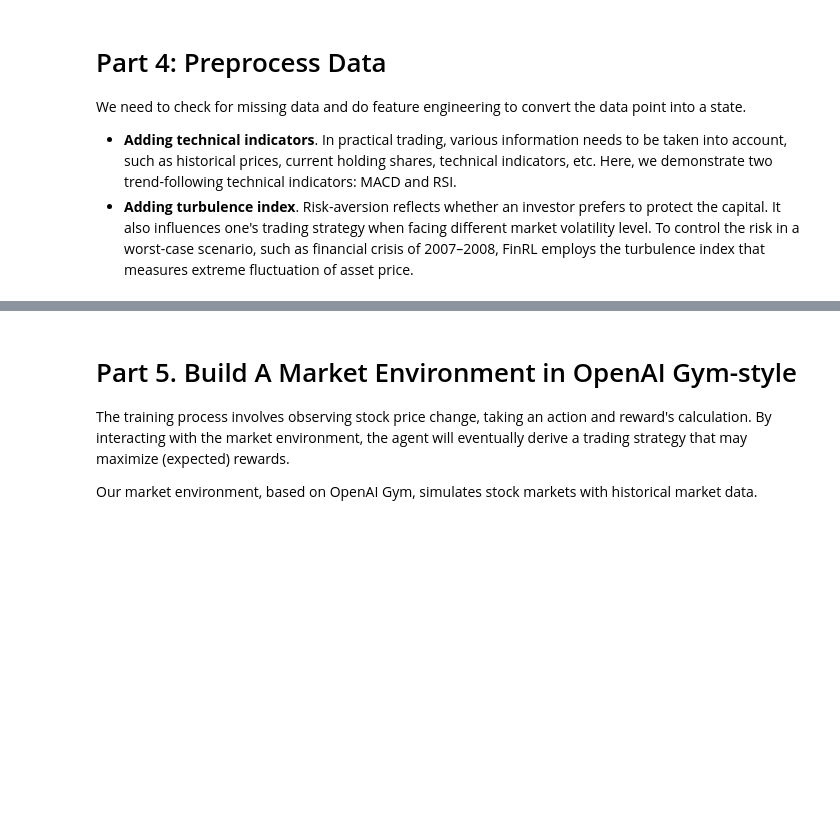
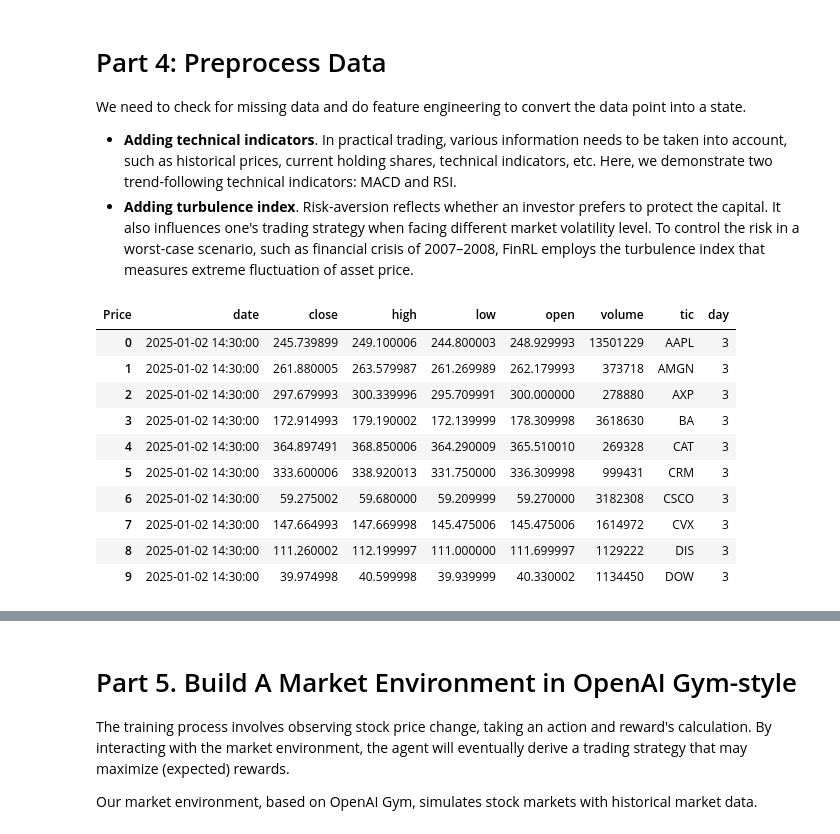
Before and after one commit to Waterkin/trade_platform, a Jupyter notebook: 1-Introduction/Stock_1h_2501_2503.ipynb, the cells around one changed output, grey strips where cells are left out. Cells and saved outputs as stored; diff of their text form; code cells hidden in the pictures; blank space fills up the shorter version.

```diff
--- a/1-Introduction/Stock_1h_2501_2503.ipynb
+++ b/1-Introduction/Stock_1h_2501_2503.ipynb
@@ -408,28 +415,40 @@ We need to check for missing data and do feature engineering to convert the data
 # %%
 fe = FeatureEngineer(
                     use_technical_indicator=False,
                     tech_indicator_list = INDICATORS,
                     use_vix=False,
                     use_turbulence=False,
                     user_defined_feature = False)
 
 processed = fe.preprocess_data(df)
 
 list_ticker = processed["tic"].unique().tolist()
 
 # 确保 processed['date'] 是 datetime 类型
 processed['date'] = pd.to_datetime(processed['date'], format='%Y-%m-%d-%H-%M').dt.tz_localize(None)
 
 # 生成 datetime 类型的日期范围（不转字符串）
-list_date = pd.date_range(processed['date'].min(), processed['date'].max())
+#list_date = pd.date_range(processed['date'].min(), processed['date'].max(),freq='H')
 
 # 创建包含所有日期和 tic 组合的 DataFrame（date 列为 datetime）
-combination = list(itertools.product(list_date, list_ticker))
-processed_full = pd.DataFrame(combination, columns=["date", "tic"])
+#combination = list(itertools.product(list_date, list_ticker))
+#processed_full = pd.DataFrame(combination, columns=["date", "tic"])
 
 # 合并数据（类型一致）
-processed_full = processed_full.merge(processed, on=["date", "tic"], how="left")
+processed_full = processed#_full.merge(processed, on=["date", "tic"], how="left")
 
 mvo_df = processed_full.sort_values(['date','tic'],ignore_index=True)[['date','tic','close']]
 
 processed_full.sort_values(['date','tic'],ignore_index=True).head(10)
+# %% [output]
+| Price | date | close | high | low | open | volume | tic | day |
+| 0 | 2025-01-02 14:30:00 | 245.739899 | 249.100006 | 244.800003 | 248.929993 | 13501229 | AAPL | 3 |
+| 1 | 2025-01-02 14:30:00 | 261.880005 | 263.579987 | 261.269989 | 262.179993 | 373718 | AMGN | 3 |
+| 2 | 2025-01-02 14:30:00 | 297.679993 | 300.339996 | 295.709991 | 300.000000 | 278880 | AXP | 3 |
+| 3 | 2025-01-02 14:30:00 | 172.914993 | 179.190002 | 172.139999 | 178.309998 | 3618630 | BA | 3 |
+| 4 | 2025-01-02 14:30:00 | 364.897491 | 368.850006 | 364.290009 | 365.510010 | 269328 | CAT | 3 |
+| 5 | 2025-01-02 14:30:00 | 333.600006 | 338.920013 | 331.750000 | 336.309998 | 999431 | CRM | 3 |
+| 6 | 2025-01-02 14:30:00 | 59.275002 | 59.680000 | 59.209999 | 59.270000 | 3182308 | CSCO | 3 |
+| 7 | 2025-01-02 14:30:00 | 147.664993 | 147.669998 | 145.475006 | 145.475006 | 1614972 | CVX | 3 |
+| 8 | 2025-01-02 14:30:00 | 111.260002 | 112.199997 | 111.000000 | 111.699997 | 1129222 | DIS | 3 |
+| 9 | 2025-01-02 14:30:00 | 39.974998 | 40.599998 | 39.939999 | 40.330002 | 1134450 | DOW | 3 |
```
Also changed, not shown: parts of 42 cells of this notebook.
